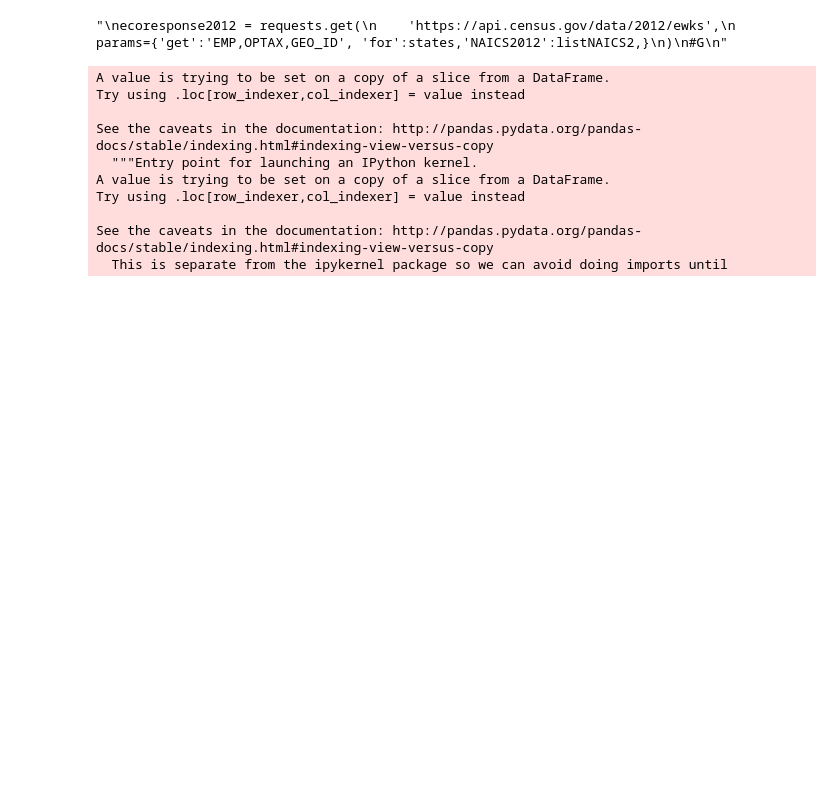
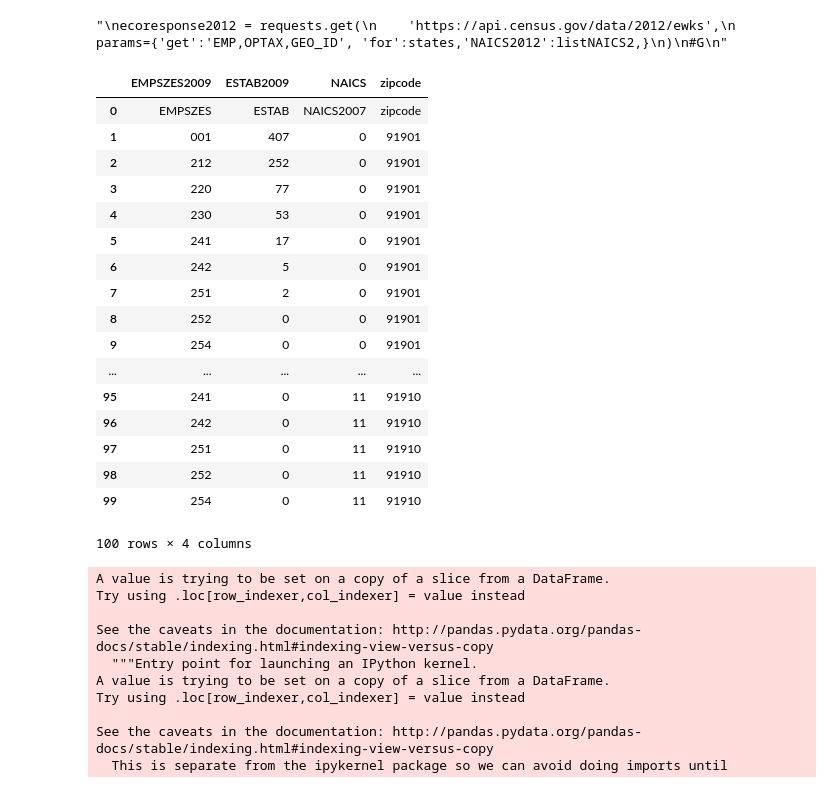
Before and after one commit to JasonZhangzy1757/CUSP-Capstone, a Jupyter notebook: US_Ignite_fed_data_merge_clean.ipynb, the cells around one changed output. Cells and saved outputs as stored; diff of their text form; code cells hidden in the pictures; blank space fills up the shorter version.

```diff
--- a/US_Ignite_fed_data_merge_clean.ipynb
+++ b/US_Ignite_fed_data_merge_clean.ipynb
@@ -142,6 +142,27 @@ for i in naicscode:
         zbpdf=zbpdf.drop(columns=['NAICS'])
     zbpdfs.append(zbpdf)
     j=j+1
+# %%
+zbpdfs[0].head(100)
+# %% [output]
+|  | EMPSZES2009 | ESTAB2009 | NAICS | zipcode |
+| 0 | EMPSZES | ESTAB | NAICS2007 | zipcode |
+| 1 | 001 | 407 | 0 | 91901 |
+| 2 | 212 | 252 | 0 | 91901 |
+| 3 | 220 | 77 | 0 | 91901 |
+| 4 | 230 | 53 | 0 | 91901 |
+| 5 | 241 | 17 | 0 | 91901 |
+| 6 | 242 | 5 | 0 | 91901 |
+| 7 | 251 | 2 | 0 | 91901 |
+| 8 | 252 | 0 | 0 | 91901 |
+| 9 | 254 | 0 | 0 | 91901 |
+| ... | ... | ... | ... | ... |
+| 95 | 241 | 0 | 11 | 91910 |
+| 96 | 242 | 0 | 11 | 91910 |
+| 97 | 251 | 0 | 11 | 91910 |
+| 98 | 252 | 0 | 11 | 91910 |
+| 99 | 254 | 0 | 11 | 91910 |
+100 rows × 4 columns
 # %%
 #Converting the code for Employee sizes to average of High and low thresholds
 def empscovert(i):
```
Also changed, not shown: parts of 3 cells of this notebook, 1 other file.
